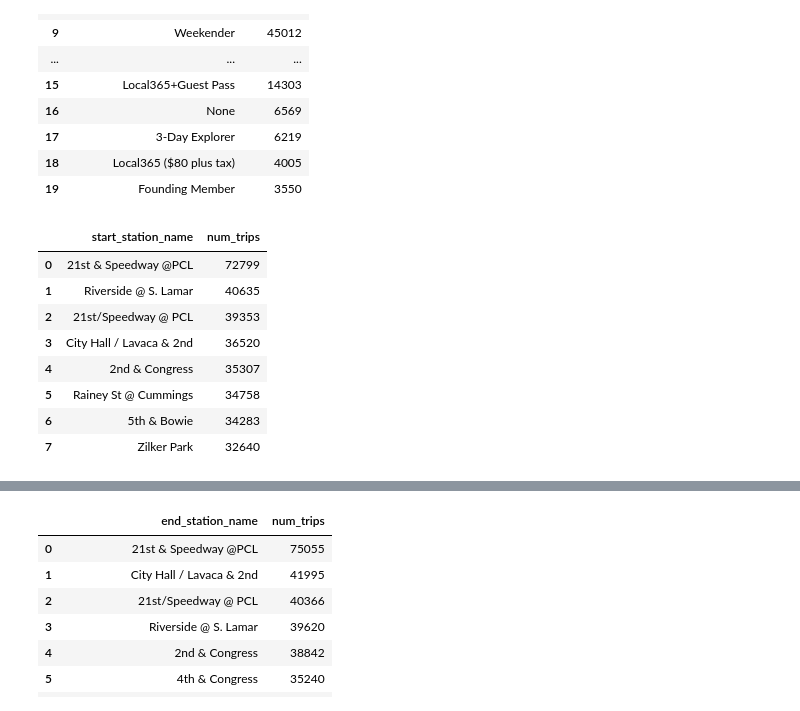
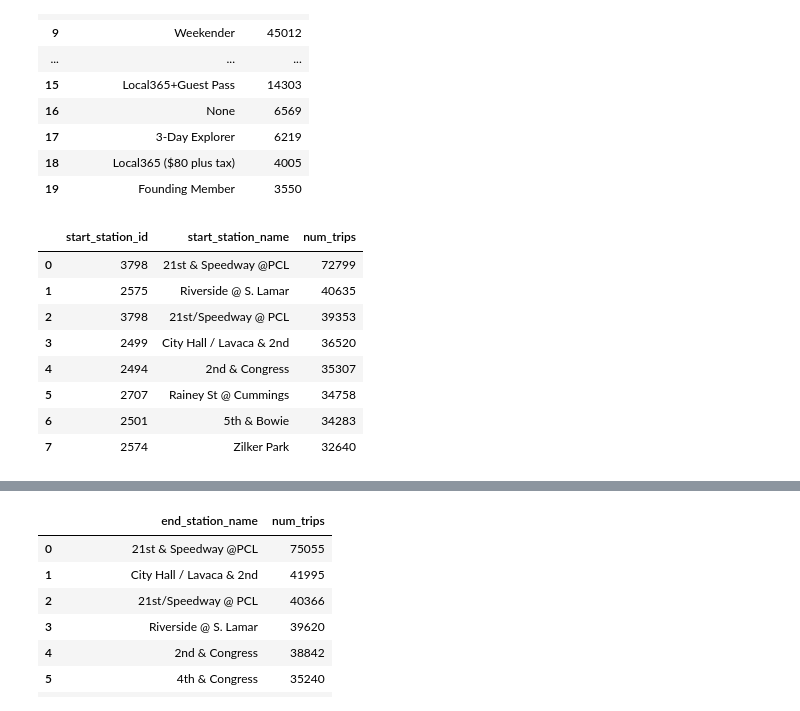
Before and after one commit to dan-bouchard/sql-big-query, a Jupyter notebook: sql_big_query.ipynb, the cells around one changed output, grey strips where cells are left out. Cells and saved outputs as stored; diff of their text form; code cells hidden in the pictures.

```diff
--- a/sql_big_query.ipynb
+++ b/sql_big_query.ipynb
@@ -212,18 +212,18 @@ LIMIT 20
 | 19 | Founding Member | 3550 |
 # %%
 %%bigquery
-SELECT start_station_name, COUNT(*) AS num_trips
+SELECT start_station_id, start_station_name, COUNT(*) AS num_trips
 FROM bigquery-public-data.austin_bikeshare.bikeshare_trips
-GROUP BY start_station_name
+GROUP BY start_station_name, start_station_id
 ORDER BY num_trips DESC
 LIMIT 8
 # %% [output]
-|  | start_station_name | num_trips |
-| 0 | 21st & Speedway @PCL | 72799 |
-| 1 | Riverside @ S. Lamar | 40635 |
-| 2 | 21st/Speedway @ PCL | 39353 |
-| 3 | City Hall / Lavaca & 2nd | 36520 |
-| 4 | 2nd & Congress | 35307 |
-| 5 | Rainey St @ Cummings | 34758 |
-| 6 | 5th & Bowie | 34283 |
-| 7 | Zilker Park | 32640 |
+|  | start_station_id | start_station_name | num_trips |
+| 0 | 3798 | 21st & Speedway @PCL | 72799 |
+| 1 | 2575 | Riverside @ S. Lamar | 40635 |
+| 2 | 3798 | 21st/Speedway @ PCL | 39353 |
+| 3 | 2499 | City Hall / Lavaca & 2nd | 36520 |
+| 4 | 2494 | 2nd & Congress | 35307 |
+| 5 | 2707 | Rainey St @ Cummings | 34758 |
+| 6 | 2501 | 5th & Bowie | 34283 |
+| 7 | 2574 | Zilker Park | 32640 |
```
Also changed, not shown: parts of 5 cells of this notebook.
